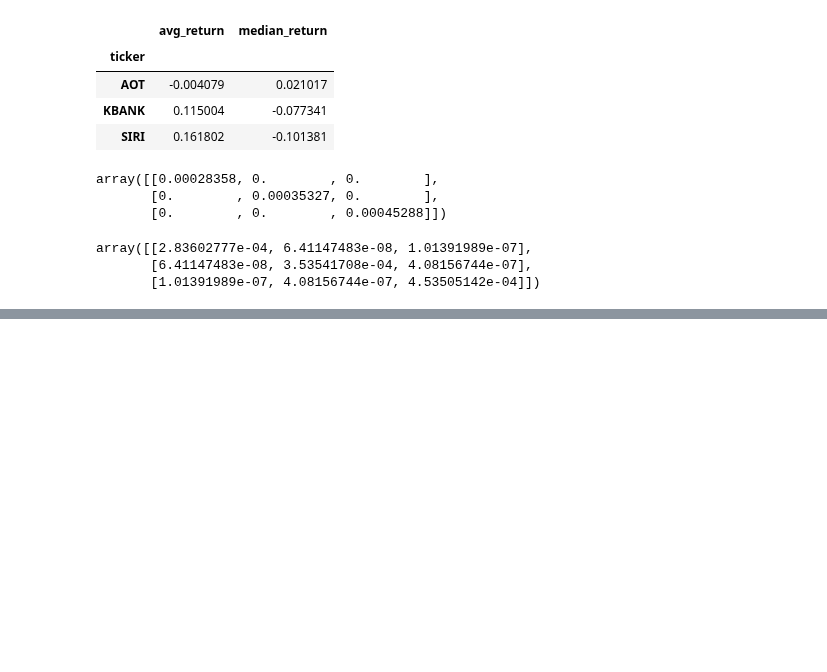
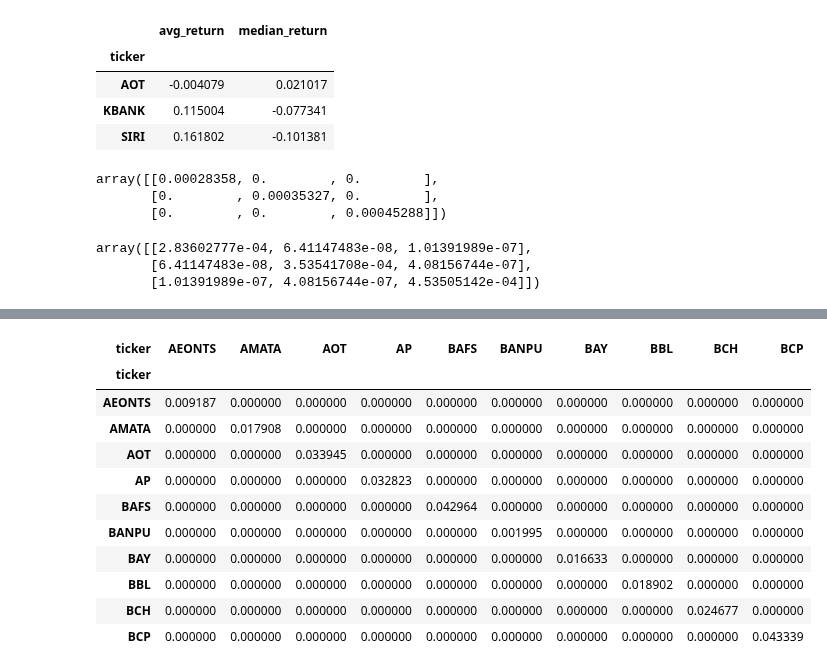
Before and after one commit to pasinsiri/quant-investment, a Jupyter notebook: alpha_factor.ipynb, the cells around one changed output, grey strips where cells are left out. Saved outputs shown, nothing was run; the diff lists cells and outputs as text; code cells hidden in the pictures; blank space fills up the shorter version.

```diff
--- a/alpha_factor.ipynb
+++ b/alpha_factor.ipynb
@@ -345,0 +424,16 @@ array([[2.83602777e-04, 6.41147483e-08, 1.01391989e-07],
+# %%
+# idiosyncratic variance matrix
+rm.idiosyncratic_var_matrix_.iloc[:10, :10]
+# %% [output]
+| ticker | AEONTS | AMATA | AOT | AP | BAFS | BANPU | BAY | BBL | BCH | BCP |
+| ticker |  |  |  |  |  |  |  |  |  |  |
+| AEONTS | 0.009187 | 0.000000 | 0.000000 | 0.000000 | 0.000000 | 0.000000 | 0.000000 | 0.000000 | 0.000000 | 0.000000 |
+| AMATA | 0.000000 | 0.017908 | 0.000000 | 0.000000 | 0.000000 | 0.000000 | 0.000000 | 0.000000 | 0.000000 | 0.000000 |
+| AOT | 0.000000 | 0.000000 | 0.033945 | 0.000000 | 0.000000 | 0.000000 | 0.000000 | 0.000000 | 0.000000 | 0.000000 |
+| AP | 0.000000 | 0.000000 | 0.000000 | 0.032823 | 0.000000 | 0.000000 | 0.000000 | 0.000000 | 0.000000 | 0.000000 |
+| BAFS | 0.000000 | 0.000000 | 0.000000 | 0.000000 | 0.042964 | 0.000000 | 0.000000 | 0.000000 | 0.000000 | 0.000000 |
+| BANPU | 0.000000 | 0.000000 | 0.000000 | 0.000000 | 0.000000 | 0.001995 | 0.000000 | 0.000000 | 0.000000 | 0.000000 |
+| BAY | 0.000000 | 0.000000 | 0.000000 | 0.000000 | 0.000000 | 0.000000 | 0.016633 | 0.000000 | 0.000000 | 0.000000 |
+| BBL | 0.000000 | 0.000000 | 0.000000 | 0.000000 | 0.000000 | 0.000000 | 0.000000 | 0.018902 | 0.000000 | 0.000000 |
+| BCH | 0.000000 | 0.000000 | 0.000000 | 0.000000 | 0.000000 | 0.000000 | 0.000000 | 0.000000 | 0.024677 | 0.000000 |
+| BCP | 0.000000 | 0.000000 | 0.000000 | 0.000000 | 0.000000 | 0.000000 | 0.000000 | 0.000000 | 0.000000 | 0.043339 |
```
Also changed, not shown: parts of 9 cells of this notebook.
